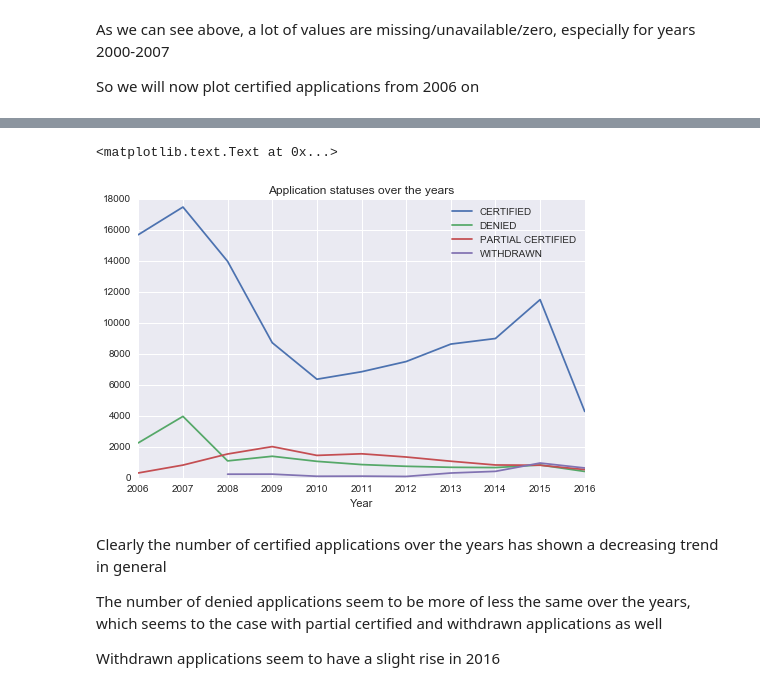
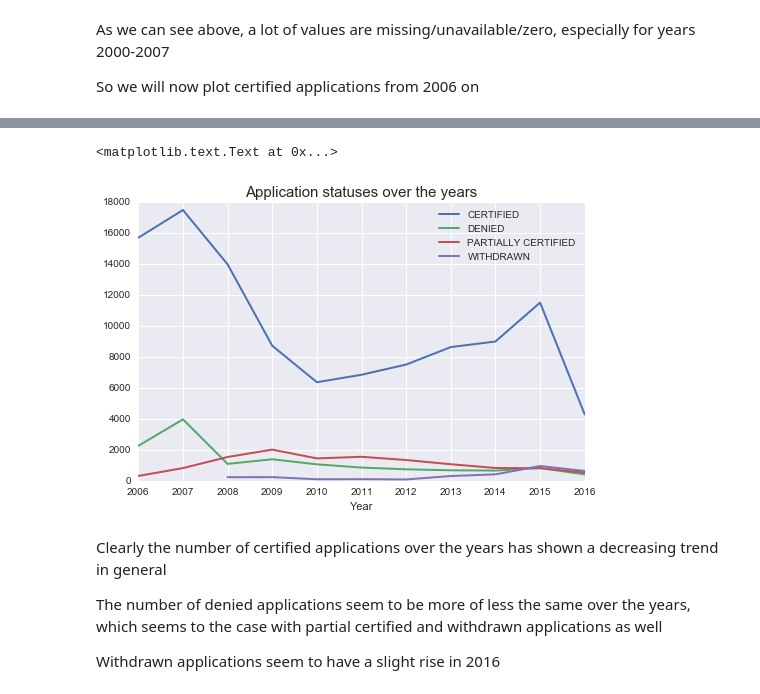
Before and after one commit to chrke/H2VisaAnalysis, a Jupyter notebook: H2_visa_analysis.ipynb, the cells around one changed output, grey strips where cells are left out. Drawn from its saved outputs; the diff is of its cells as text; code cells hidden in the pictures.

Commit message:
changed the status map

```diff
--- a/H2_visa_analysis.ipynb
+++ b/H2_visa_analysis.ipynb
@@ -209,20 +203,0 @@ Creating a map in order to classify them more sensibly
-# %%
-status_map = {"CERTIFIED - FULL" : "CERTIFIED",
-              "CERTIFIED" : "CERTIFIED",
-              "DETERMINATION ISSUED - CERTIFICATION": "CERTIFIED",
-              "CERTIFICATION":"CERTIFIED",
-              "PARTIAL CERTIFIED" : "PARTIAL CERTIFIED",
-              "DENIED" : "DENIED",
-              "WITHDRAWN" : "WITHDRAWN",
-              "PARTIAL CERTIFICATION" : "PARTIAL CERTIFIED",
-              "CERTIFIED - PARTIAL":"PARTIAL CERTIFIED",
-              "DETERMINATION ISSUED - CERTIFICATION EXPIRED" : "CERTIFICATION EXPIRED",
-              "DETERMINATION ISSUED - DENIED" : "DENIED",
-              "CERTIFICATION EXPIRED" : "CERTIFICATION EXPIRED",
-              "DETERMINATION ISSUED - WITHDRAWN" : "WITHDRAWN",
-              "DETERMINATION ISSUED - PARTIAL CERTIFICATION": "PARTIAL CERTIFIED",
-              "PARTIAL CERTIFICATION EXPIRED" : "PARTIAL CERTIFICATION EXPIRED",
-              "FINAL REVIEW" : "FINAL REVIEW "
-}
-
-visa["case_status"] = visa["case_status"].map(status_map)
@@ -229,3 +318,7 @@ visa["case_status"] = visa["case_status"].map(status_map)
+# %%
+# mapping these columns in order to change the existing status to the new status
+
+visa["case_status"] = visa["case_status"].map(statusmap)
 # %% [markdown]
 Now the data much more organized and condensed for better analysis
 # %%
@@ -377,17 +468,17 @@ Int64Index([2000, 2001, 2002, 2003, 2004, 2005, 2006, 2007, 2008, 2009, 2010,
 # %%
 fig = plt.figure(figsize=(8,5))
 ax = fig.add_subplot(1,1,1)
 ax.set_xticks(year_status.columns)
 ax.set_xlabel("Year")
-ax.plot(year_status.loc['CERTIFIED',2006:])
-ax.plot(year_status.loc['DENIED',2006:])
-ax.plot(year_status.loc['PARTIAL CERTIFIED',2006:])
-ax.plot(year_status.loc['WITHDRAWN',2006:])
+ax.plot(year_status.loc['CERTIFIED',2006:],linewidth=2)
+ax.plot(year_status.loc['DENIED',2006:],linewidth=2)
+ax.plot(year_status.loc['PARTIALLY CERTIFIED',2006:],linewidth=2)
+ax.plot(year_status.loc['WITHDRAWN',2006:],linewidth=2)
 plt.legend()
-plt.title("Application statuses over the years")
+plt.title("Application statuses over the years",fontsize=15)
 # %% [output]
 <matplotlib.text.Text at 0x...>
-[figure, old version]
+[figure, new version]
 # %% [markdown]
 Clearly the number of certified applications over the years has shown a decreasing trend in general
 
```
Also changed, not shown: parts of 16 cells of this notebook.
